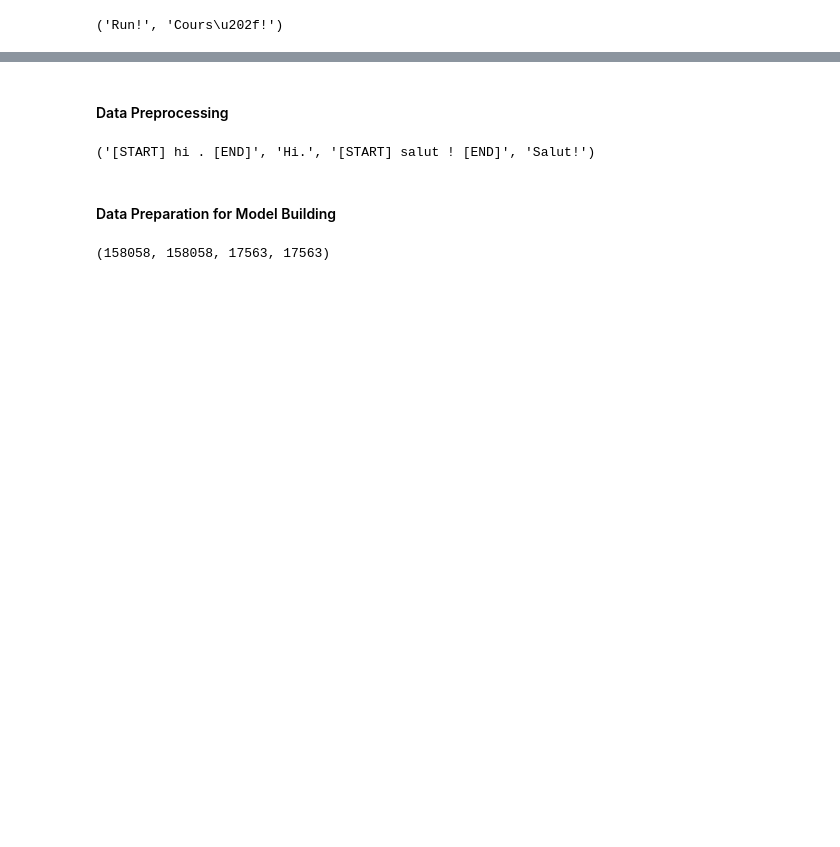
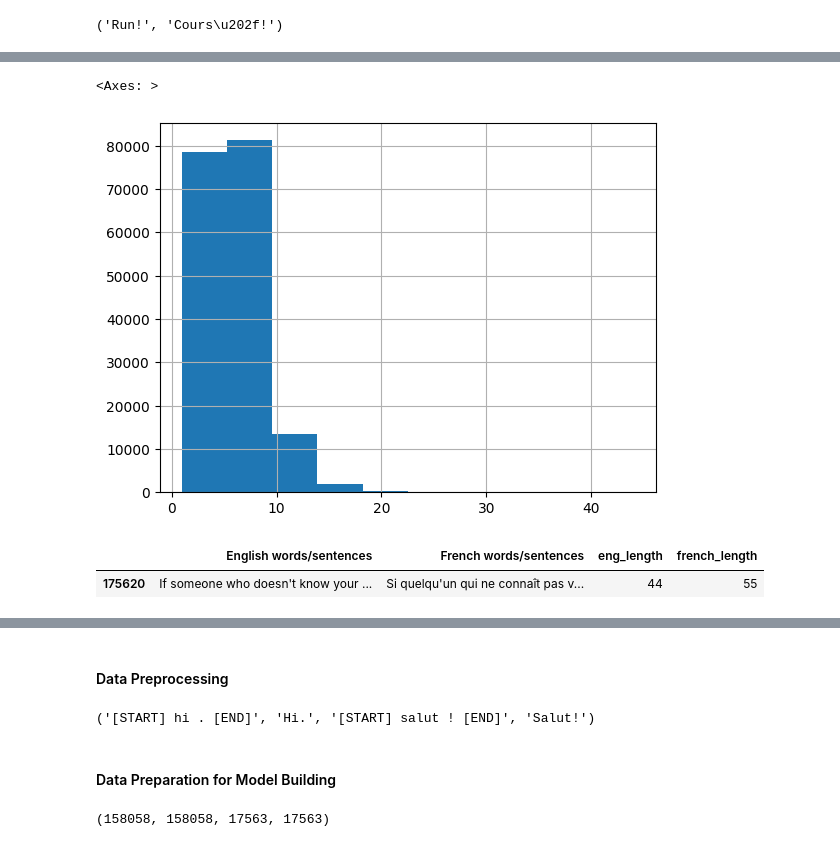
Before and after one commit to poojamahajan0712/Data-Science-Portfolio, a Jupyter notebook: Natural Language Processing/English to French Translator/MachineTranslation.ipynb, the cells around one changed output, grey strips where cells are left out. Cells and saved outputs as stored; diff of their text form; code cells hidden in the pictures; blank space fills up the shorter version.

```diff
--- a/Natural Language Processing/English to French Translator/MachineTranslation.ipynb
+++ b/Natural Language Processing/English to French Translator/MachineTranslation.ipynb
@@ -68,0 +77,3 @@ eng_text[1],french_text[1] ## space before ! is encoded as \u202f
+# %%
+df1['eng_length'] = df1['English words/sentences'].apply(lambda x : len(x.split(' ')))
+df1['french_length'] = df1['French words/sentences'].apply(lambda x : len(x.split(' ')))
@@ -68,0 +92,10 @@ eng_text[1],french_text[1] ## space before ! is encoded as \u202f
+# %%
+df1['eng_length'].hist()
+# %% [output]
+<Axes: >
+[figure, added]
+# %%
+df1[df1['eng_length']==df1['eng_length'].max()]
+# %% [output]
+|  | English words/sentences | French words/sentences | eng_length | french_length |
+| 175620 | If someone who doesn't know your ... | Si quelqu'un qui ne connaît pas v... | 44 | 55 |
```
Also changed, not shown: parts of 28 cells of this notebook.
